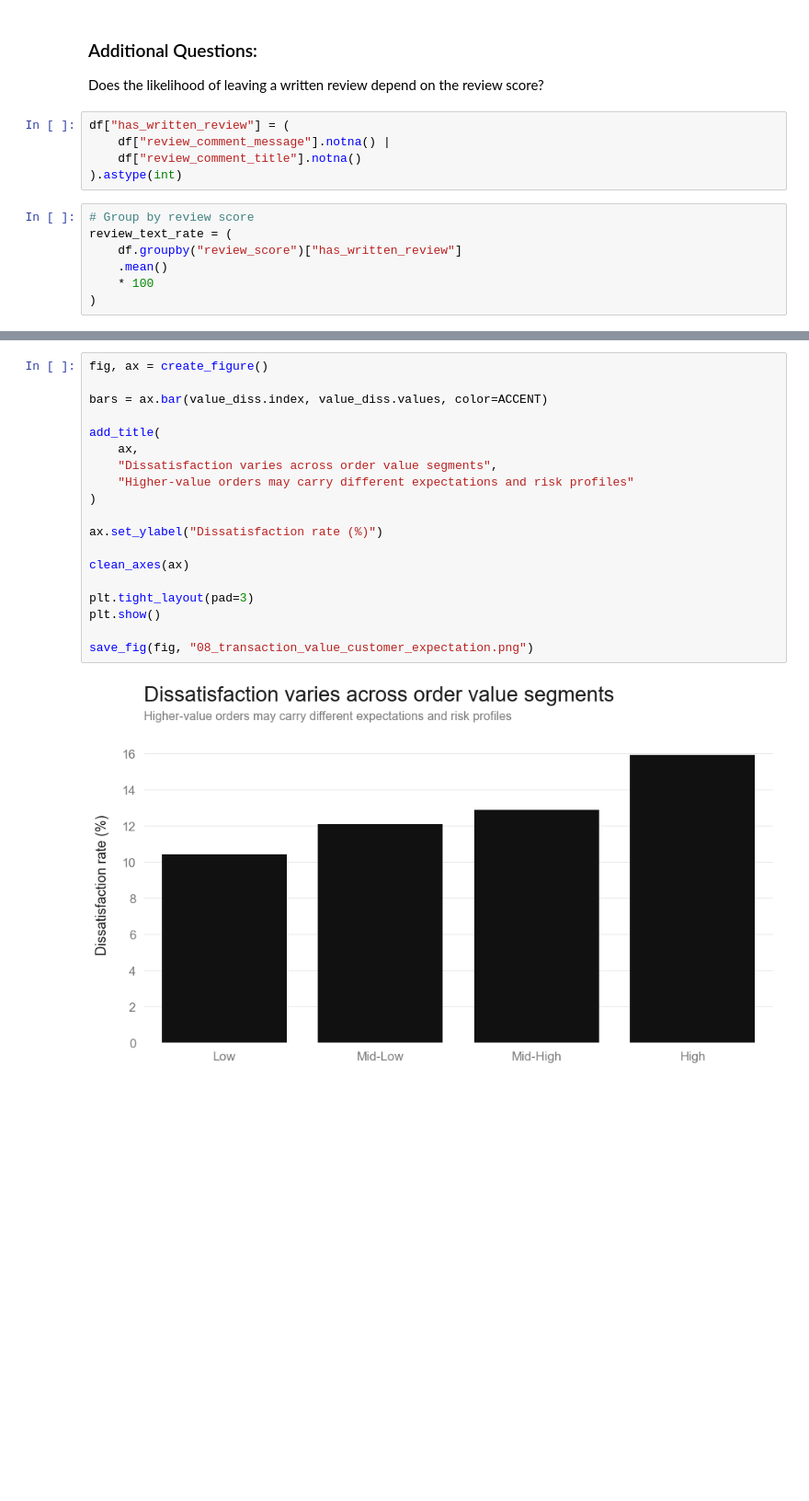
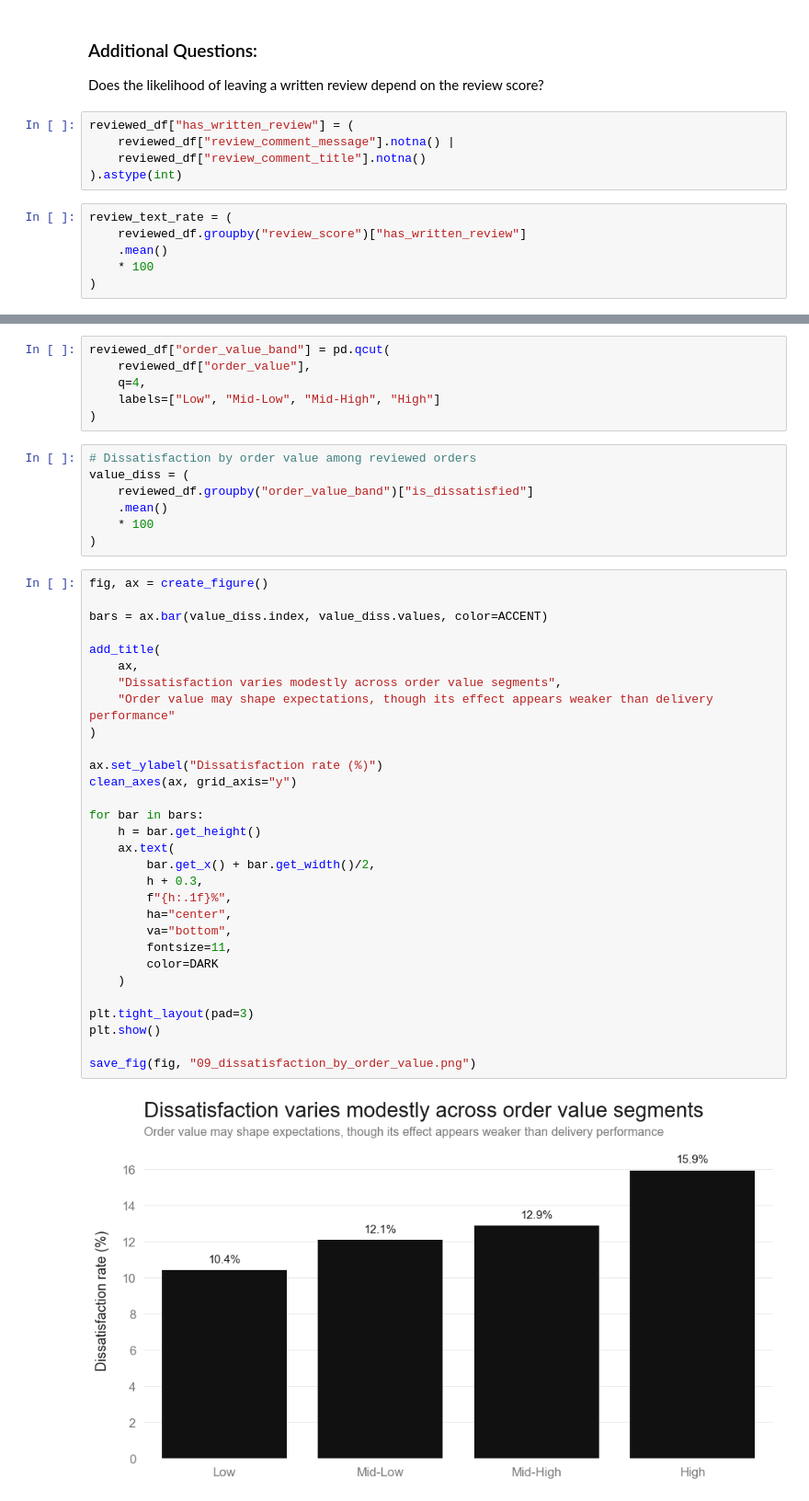
Before and after one commit to rachelv2/ecommerce-cx-dissatisfaction-prediction, a Jupyter notebook: notebooks/02_eda.ipynb, the cells around one changed output, grey strips where cells are left out. Shown at 92% size. Saved outputs shown, nothing was run; the diff lists cells and outputs as text; blank space fills up the shorter version.

```diff
--- a/notebooks/02_eda.ipynb
+++ b/notebooks/02_eda.ipynb
@@ -422,14 +383,13 @@ Customer dissatisfaction is strongly linked to delivery performance and customer
 
 Does the likelihood of leaving a written review depend on the review score?
 # %%
-df["has_written_review"] = (
-    df["review_comment_message"].notna() |
-    df["review_comment_title"].notna()
+reviewed_df["has_written_review"] = (
+    reviewed_df["review_comment_message"].notna() |
+    reviewed_df["review_comment_title"].notna()
 ).astype(int)
 # %%
-# Group by review score
 review_text_rate = (
-    df.groupby("review_score")["has_written_review"]
+    reviewed_df.groupby("review_score")["has_written_review"]
     .mean()
     * 100
 )
@@ -486,22 +444,46 @@ df.to_csv("../data/processed/main_dataset.csv", index=False)
+# %%
+reviewed_df["order_value_band"] = pd.qcut(
+    reviewed_df["order_value"],
+    q=4,
+    labels=["Low", "Mid-Low", "Mid-High", "High"]
+)
+# %%
+# Dissatisfaction by order value among reviewed orders
+value_diss = (
+    reviewed_df.groupby("order_value_band")["is_dissatisfied"]
+    .mean()
+    * 100
+)
 # %%
 fig, ax = create_figure()
 
 bars = ax.bar(value_diss.index, value_diss.values, color=ACCENT)
 
 add_title(
     ax,
-    "Dissatisfaction varies across order value segments",
-    "Higher-value orders may carry different expectations and risk profiles"
+    "Dissatisfaction varies modestly across order value segments",
+    "Order value may shape expectations, though its effect appears weaker than delivery performance"
 )
 
 ax.set_ylabel("Dissatisfaction rate (%)")
+clean_axes(ax, grid_axis="y")
 
-clean_axes(ax)
+for bar in bars:
+    h = bar.get_height()
+    ax.text(
+        bar.get_x() + bar.get_width()/2,
+        h + 0.3,
+        f"{h:.1f}%",
+        ha="center",
+        va="bottom",
+        fontsize=11,
+        color=DARK
+    )
 
 plt.tight_layout(pad=3)
 plt.show()
 
-save_fig(fig, "08_transaction_value_customer_expectation.png")
+save_fig(fig, "09_dissatisfaction_by_order_value.png")
 # %% [output]
-[figure, old version]
+[figure, new version]
 # %% [markdown]
```
Also changed, not shown: parts of 65 cells of this notebook, 26 other files.
